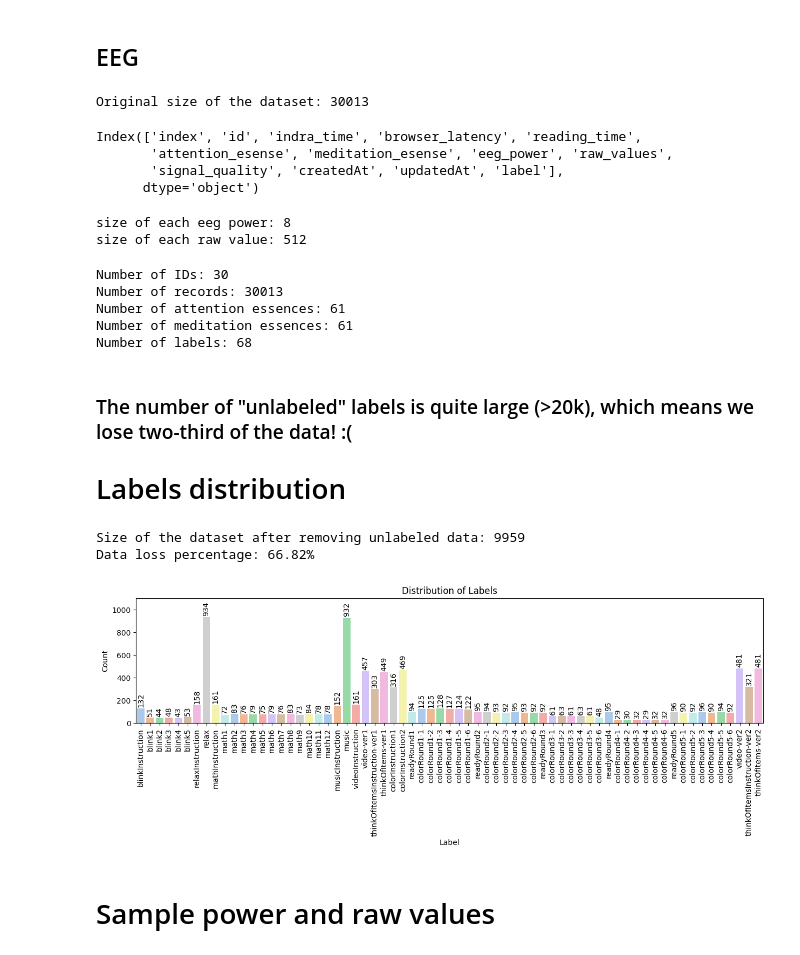
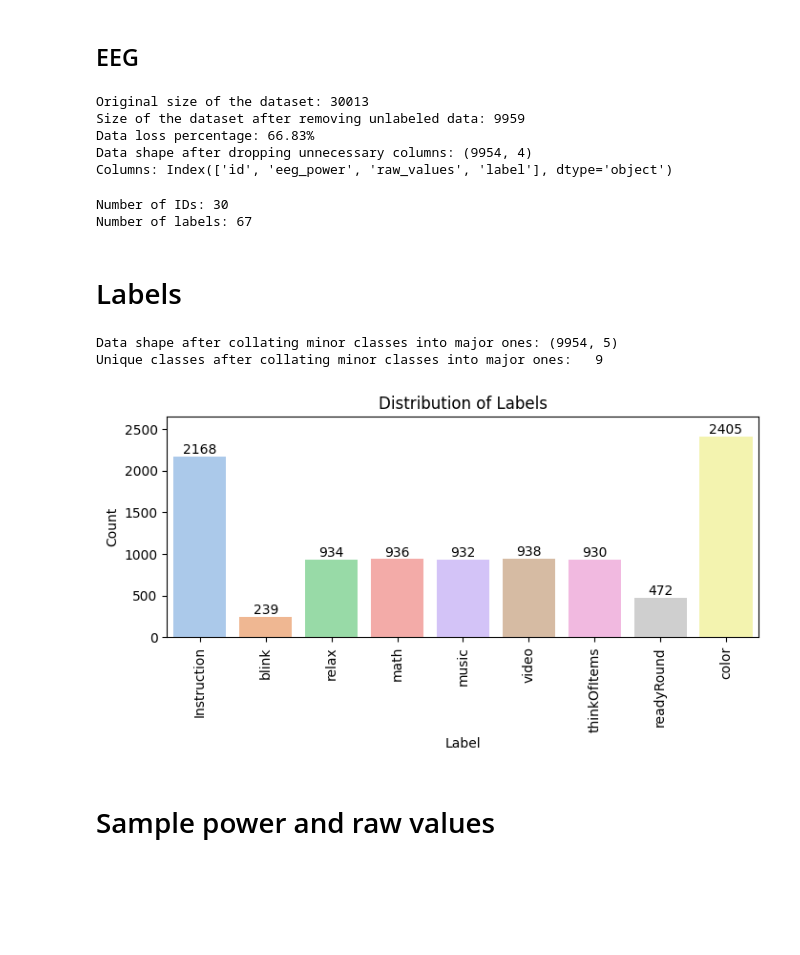
Before and after one commit to parhamkebria/EEG, a Jupyter notebook: EEG.ipynb, the cells around one changed output. Saved outputs shown, nothing was run; the diff lists cells and outputs as text; code cells hidden in the pictures; blank space fills up the shorter version.

```diff
--- a/EEG.ipynb
+++ b/EEG.ipynb
@@ -11,62 +104,53 @@ import ast
 # %%
-eeg_data = pd.read_csv('./EEG/eeg-data.csv', low_memory=False)
-eeg_data.rename(columns={'Unnamed: 0': 'index'}, inplace=True)
-def extract_eeg_lists(eeg_power_str): # Runs faster thatn ast.literal_eval() and eval()
-    return [float(n) for n in eeg_power_str.split("[")[1].split("]")[0].split(",")]
-eeg_data.eeg_power = eeg_data.eeg_power.apply(extract_eeg_lists)
-eeg_data.raw_values = eeg_data.raw_values.apply(extract_eeg_lists)
+RAW_PATH = Path("EEG/eeg-data.csv")
+eeg_data = pd.read_csv(RAW_PATH, converters={"eeg_power": parse_num_list, "raw_values": parse_num_list})
 original_size = eeg_data.shape[0]
 print(f"Original size of the dataset: {original_size}")
+eeg_data = eeg_data[eeg_data.label != 'unlabeled']
+print(f"Size of the dataset after removing unlabeled data: {eeg_data.shape[0]}")
+eeg_data = eeg_data[eeg_data['signal_quality'] <= 128].copy()
+print(f"Data loss percentage: {(1 - eeg_data.shape[0] / original_size) * 100:.2f}%")
+eeg_data = eeg_data[['id', 'eeg_power', 'raw_values', 'label']]
+print("Data shape after dropping unnecessary columns:", eeg_data.shape)
+print("Columns:", eeg_data.columns)
+
+# def extract_eeg_lists(eeg_power_str): # Runs faster thatn ast.literal_eval() and eval()
+#     return [float(n) for n in eeg_power_str.split("[")[1].split("]")[0].split(",")]
+# eeg_data.eeg_power = eeg_data.eeg_power.apply(extract_eeg_lists)
+# eeg_data.raw_values = eeg_data.raw_values.apply(extract_eeg_lists)
 # %% [output]
 Original size of the dataset: 30013
+Size of the dataset after removing unlabeled data: 9959
+Data loss percentage: 66.83%
+Data shape after dropping unnecessary columns: (9954, 4)
+Columns: Index(['id', 'eeg_power', 'raw_values', 'label'], dtype='object')
-# %%
-eeg_data.columns
-# %% [output]
-Index(['index', 'id', 'indra_time', 'browser_latency', 'reading_time',
-       'attention_esense', 'meditation_esense', 'eeg_power', 'raw_values',
-       'signal_quality', 'createdAt', 'updatedAt', 'label'],
-      dtype='object')
-# %%
-random_index = np.random.randint(0, len(eeg_data))
-print(f"size of each eeg power: {len(eeg_data.eeg_power[random_index])}")
-print(f"size of each raw value: {len(eeg_data.raw_values[random_index])}")
-# %% [output]
-size of each eeg power: 8
-size of each raw value: 512
 # %%
 print(f"Number of IDs: {len(list(eeg_data.id.value_counts().keys()))}")
-print(f"Number of records: {len(list(eeg_data.index.value_counts().keys()))}")
-print(f"Number of attention essences: {len(list(eeg_data.attention_esense.value_counts().keys()))}")
-print(f"Number of meditation essences: {len(list(eeg_data.meditation_esense.value_counts().keys()))}")
 print(f"Number of labels: {len(list(eeg_data.label.value_counts().keys()))}")
 # %% [output]
 Number of IDs: 30
-Number of records: 30013
-Number of attention essences: 61
-Number of meditation essences: 61
-Number of labels: 68
+Number of labels: 67
 # %% [markdown]
-### The number of "unlabeled" labels is quite large (>20k), which means we lose two-third of the data! :(
-
-# Labels distribution
+# Labels
 # %%
-eeg_data = eeg_data[eeg_data.label != 'unlabeled']
-print(f"Size of the dataset after removing unlabeled data: {eeg_data.shape[0]}")
-print(f"Data loss percentage: {(1 - eeg_data.shape[0] / original_size) * 100:.2f}%")
+eeg_data['label'] = eeg_data['label'].map(to_major_class)
+eeg_data.reset_index(inplace=True)
+print(f"Data shape after collating minor classes into major ones: {eeg_data.shape}")
+print(f"Unique classes after collating minor classes into major ones: \t{len(eeg_data['label'].unique())}")
 # %% [output]
-Size of the dataset after removing unlabeled data: 9959
-Data loss percentage: 66.82%
+Data shape after collating minor classes into major ones: (9954, 5)
+Unique classes after collating minor classes into major ones:   9
 # %%
-plt.figure(figsize=(15, 3))
+plt.figure(figsize=(8, 3))
 sns.countplot(x='label', data=eeg_data, palette='pastel', hue='label')
 for label in eeg_data.label.value_counts().keys():
     count = eeg_data[eeg_data.label == label].shape[0]
-    plt.text(label, count + 10, str(count), ha='center', va='bottom', rotation=90)
+    plt.text(label, count, str(count), ha='center', va='bottom', rotation=0)
 plt.title('Distribution of Labels')
 plt.xlabel('Label')
+plt.ylabel('Count')
 plt.xticks(rotation=90)
-plt.ylabel('Count')
-plt.ylim(0, 1100)
+plt.ylim(0, max(eeg_data['label'].value_counts()) * 1.1)
 plt.show()
 # %% [output]
-[figure, old version]
+[figure, new version]
```
Also changed, not shown: parts of 7 cells of this notebook.
